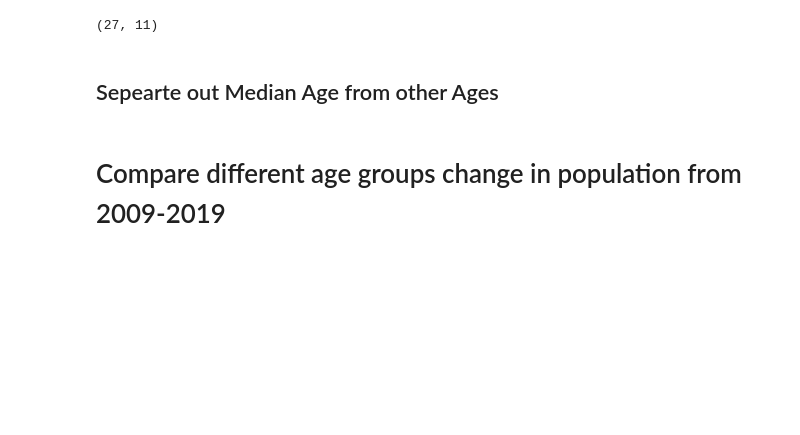
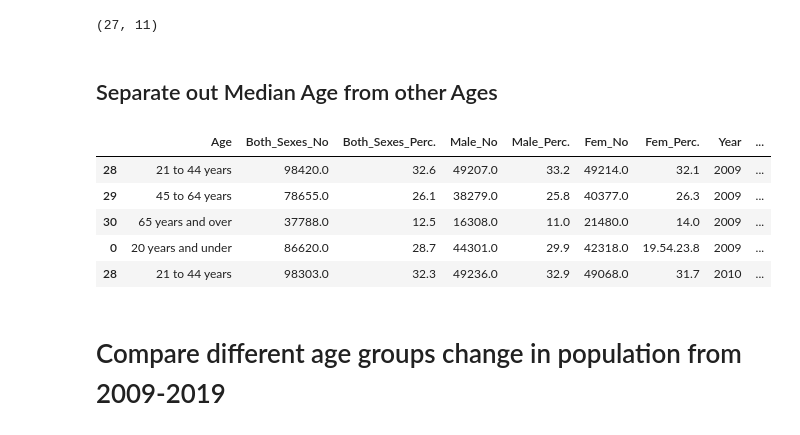
Before and after one commit to oimartin/Older-and-Wiser, a Jupyter notebook: gender_data_US_Census.ipynb, the cells around one changed output. Saved outputs shown, nothing was run; the diff lists cells and outputs as text; code cells hidden in the pictures; blank space fills up the shorter version.

```diff
--- a/gender_data_US_Census.ipynb
+++ b/gender_data_US_Census.ipynb
@@ -114,7 +109,7 @@ for year in years:
 (27, 11)
 (27, 11)
 # %% [markdown]
-## Sepearte out Median Age from other Ages
+## Separate out Median Age from other Ages
 # %%
 # combine all of the years of data
 all_09_19 = pd.concat(years)
@@ -123,4 +118,13 @@ all_09_19 = pd.concat(years)
 gen_groups = all_09_19.loc[(all_09_19['Age'] == '45 to 64 years') |
               (all_09_19['Age'] == '21 to 44 years') |
               (all_09_19['Age'] == '20 years and under') |
-              (all_09_19['Age'] == '65 years and over')]
+              (all_09_19['Age'] == '65 years and over')].copy()
+# %%
+gen_groups.head()
+# %% [output]
+|  | Age | Both_Sexes_No | Both_Sexes_Perc. | Male_No | Male_Perc. | Fem_No | Fem_Perc. | Year | ... |
+| 28 | 21 to 44 years | 98420.0 | 32.6 | 49207.0 | 33.2 | 49214.0 | 32.1 | 2009 | ... |
+| 29 | 45 to 64 years | 78655.0 | 26.1 | 38279.0 | 25.8 | 40377.0 | 26.3 | 2009 | ... |
+| 30 | 65 years and over | 37788.0 | 12.5 | 16308.0 | 11.0 | 21480.0 | 14.0 | 2009 | ... |
+| 0 | 20 years and under | 86620.0 | 28.7 | 44301.0 | 29.9 | 42318.0 | 19.54.23.8 | 2009 | ... |
+| 28 | 21 to 44 years | 98303.0 | 32.3 | 49236.0 | 32.9 | 49068.0 | 31.7 | 2010 | ... |
```
Also changed, not shown: parts of 7 cells of this notebook.
